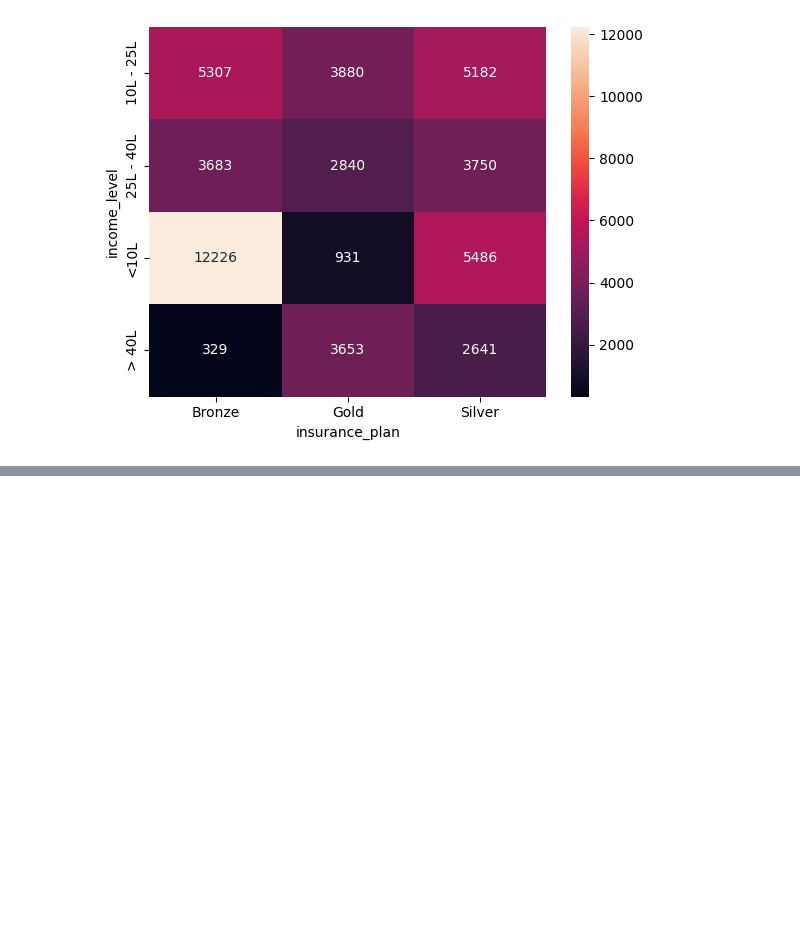
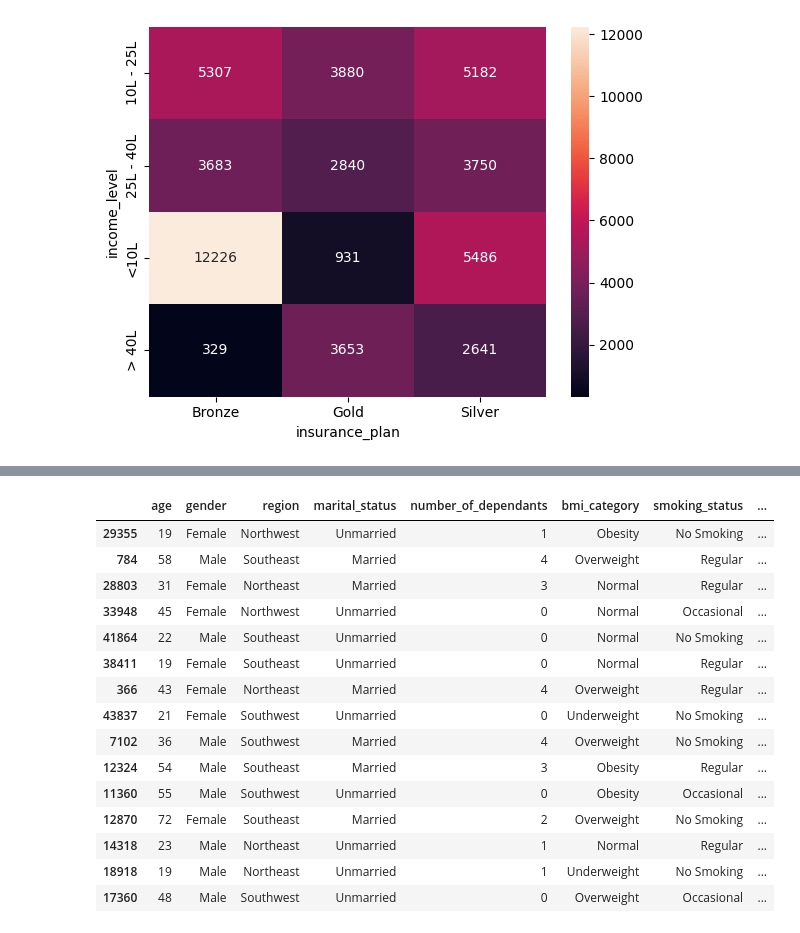
Before and after one commit to Hanishka-Kela/Healthcare-Premium-Prediction--Regression-, a Jupyter notebook: Data_resources/ml_prediction.ipynb, the cells around one changed output, grey strips where cells are left out. Cells and saved outputs as stored; diff of their text form; code cells hidden in the pictures; blank space fills up the shorter version.

Commit message:
doing feature engineering , first converted the medical history to numvers by using risk scores

```diff
--- a/Data_resources/ml_prediction.ipynb
+++ b/Data_resources/ml_prediction.ipynb
@@ -265,0 +277,12 @@ sns.heatmap(crosstab,annot=True,fmt='d')
+# %%
+risk_scores={
+    'diabetes':6,
+    'heart disease':8,
+    'high blood pressure':6,
+    'thyroid':5,
+    'no disease':0,
+    'none':0
+}
+
+df2[['disease1','disease2']]= df2['medical_history'].str.split(' & ',expand =True).apply(lambda x:x.str.lower())
+df2.head(3)
@@ -265,0 +294,12 @@ sns.heatmap(crosstab,annot=True,fmt='d')
+# %%
+df2['disease1'].fillna('none',inplace=True)
+df2['disease2'].fillna('none',inplace=True)
+df2['total_risk_score']=0
+
+for disease in['disease1','disease2']:
+    df2['total_risk_score']+=df2[disease].map(risk_scores)
+
+max_score=df2['total_risk_score'].max()
+min_score=df2['total_risk_score'].min()
+df2['normalized_risk_score']=(df2['total_risk_score']-min_score)/(max_score-min_score)
+df2.head()
@@ -265,0 +325,19 @@ sns.heatmap(crosstab,annot=True,fmt='d')
+# %%
+df2.sample(15)
+# %% [output]
+|  | age | gender | region | marital_status | number_of_dependants | bmi_category | smoking_status | ... |
+| 29355 | 19 | Female | Northwest | Unmarried | 1 | Obesity | No Smoking | ... |
+| 784 | 58 | Male | Southeast | Married | 4 | Overweight | Regular | ... |
+| 28803 | 31 | Female | Northeast | Married | 3 | Normal | Regular | ... |
+| 33948 | 45 | Female | Northwest | Unmarried | 0 | Normal | Occasional | ... |
+| 41864 | 22 | Male | Southeast | Unmarried | 0 | Normal | No Smoking | ... |
+| 38411 | 19 | Female | Southeast | Unmarried | 0 | Normal | Regular | ... |
+| 366 | 43 | Female | Northeast | Married | 4 | Overweight | Regular | ... |
+| 43837 | 21 | Female | Southwest | Unmarried | 0 | Underweight | No Smoking | ... |
+| 7102 | 36 | Male | Southwest | Married | 4 | Overweight | No Smoking | ... |
+| 12324 | 54 | Male | Southeast | Married | 3 | Obesity | Regular | ... |
+| 11360 | 55 | Male | Southwest | Unmarried | 0 | Obesity | Occasional | ... |
+| 12870 | 72 | Female | Southeast | Married | 2 | Overweight | No Smoking | ... |
+| 14318 | 23 | Male | Northeast | Unmarried | 1 | Normal | Regular | ... |
+| 18918 | 19 | Male | Northeast | Unmarried | 1 | Underweight | No Smoking | ... |
+| 17360 | 48 | Male | Southwest | Unmarried | 0 | Overweight | Occasional | ... |
```
Also changed, not shown: parts of 5 cells of this notebook.
